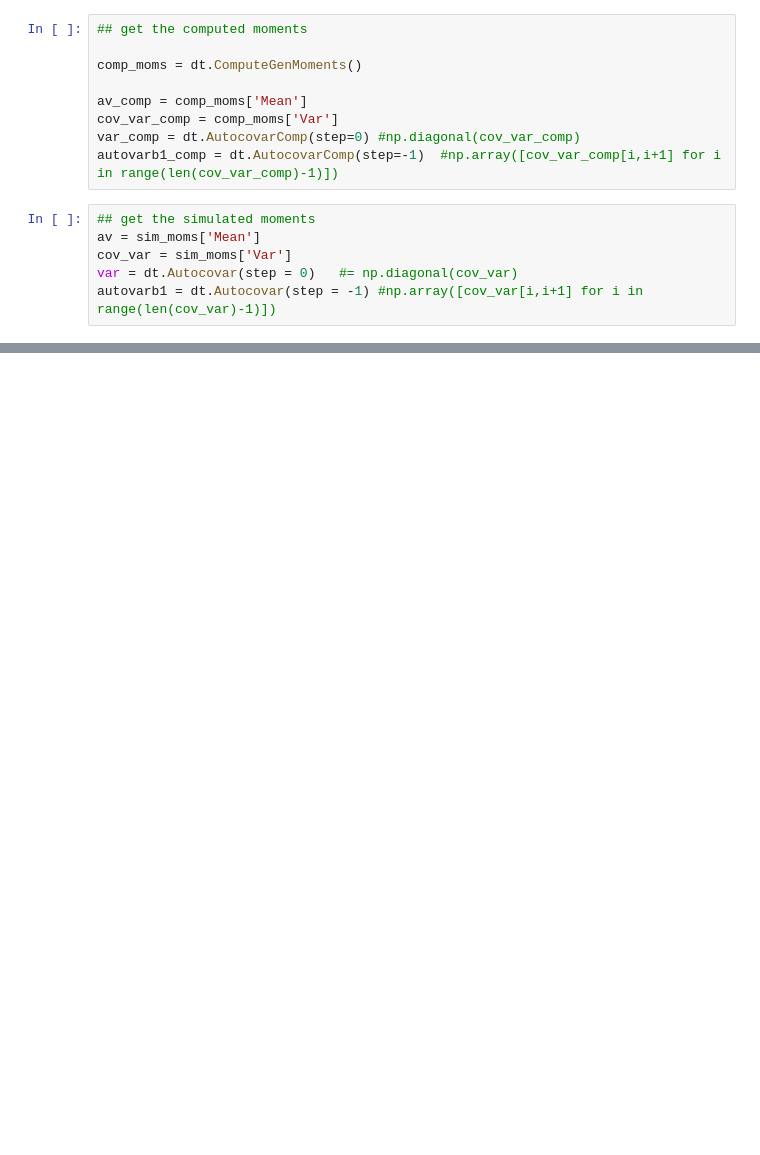
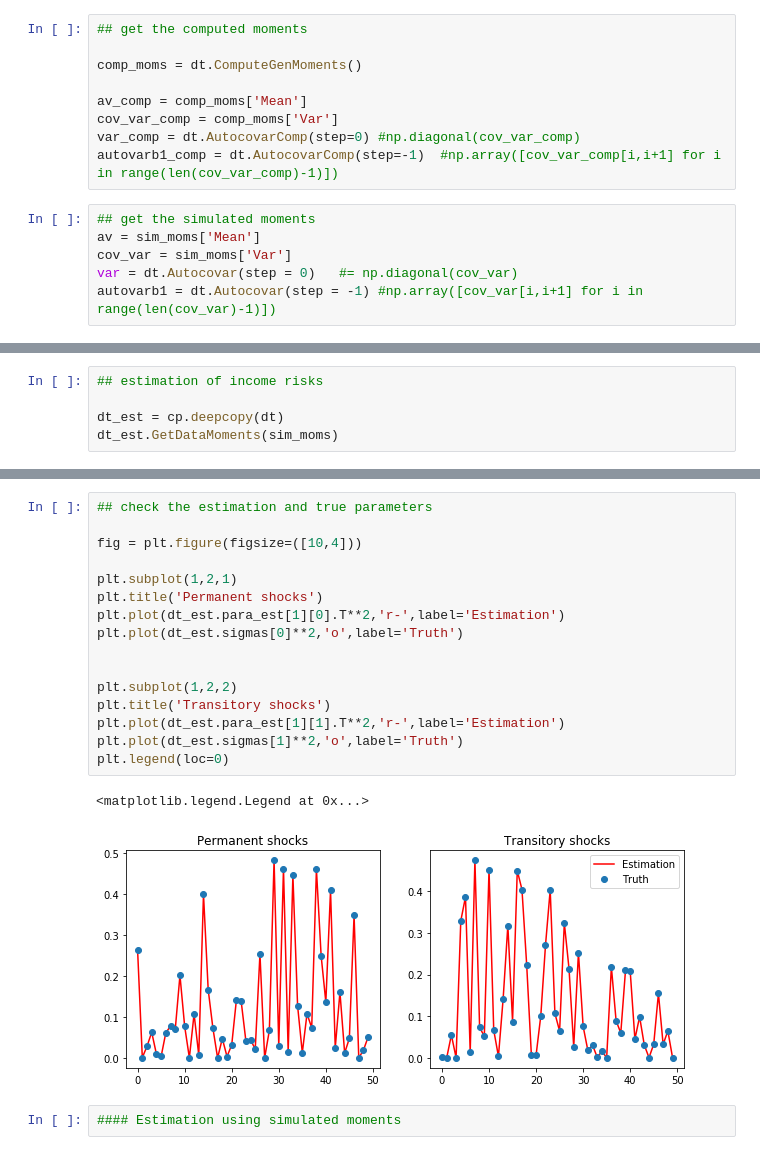
Before and after one commit to iworld1991/IncExpProject, a Jupyter notebook: WorkingFolder/PythonCode/IncomeRisksEst.ipynb, the cells around one changed output, grey strips where cells are left out. Saved outputs shown, nothing was run; the diff lists cells and outputs as text; blank space fills up the shorter version.

Commit message:
Done with estimation income risks for IMA case using both general moments and simulated moments. Seems to be correct but need to check again. Need to write analogue for time aggregation version.

```diff
--- a/WorkingFolder/PythonCode/IncomeRisksEst.ipynb
+++ b/WorkingFolder/PythonCode/IncomeRisksEst.ipynb
@@ -319,0 +356,5 @@ plt.legend(loc=1)
+# %%
+## estimation of income risks
+
+dt_est = cp.deepcopy(dt)
+dt_est.GetDataMoments(sim_moms)
@@ -319,0 +369,21 @@ plt.legend(loc=1)
+# %%
+## check the estimation and true parameters
+
+fig = plt.figure(figsize=([10,4]))
+
+plt.subplot(1,2,1)
+plt.title('Permanent shocks')
+plt.plot(dt_est.para_est[1][0].T**2,'r-',label='Estimation')
+plt.plot(dt_est.sigmas[0]**2,'o',label='Truth')
+
+
+plt.subplot(1,2,2)
+plt.title('Transitory shocks')
+plt.plot(dt_est.para_est[1][1].T**2,'r-',label='Estimation')
+plt.plot(dt_est.sigmas[1]**2,'o',label='Truth')
+plt.legend(loc=0)
+# %% [output]
+<matplotlib.legend.Legend at 0x...>
+[figure, added]
+# %%
+#### Estimation using simulated moments
```
Also changed, not shown: parts of 13 cells of this notebook.
